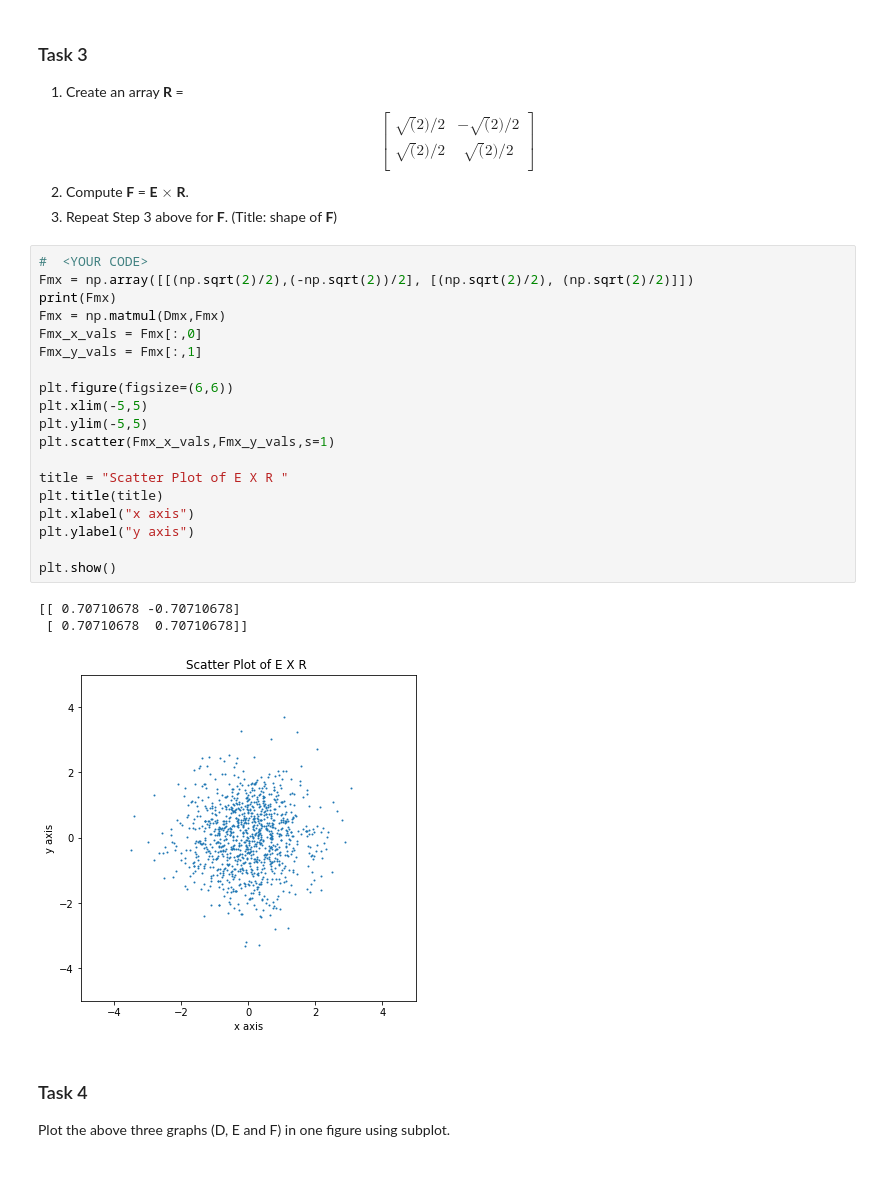
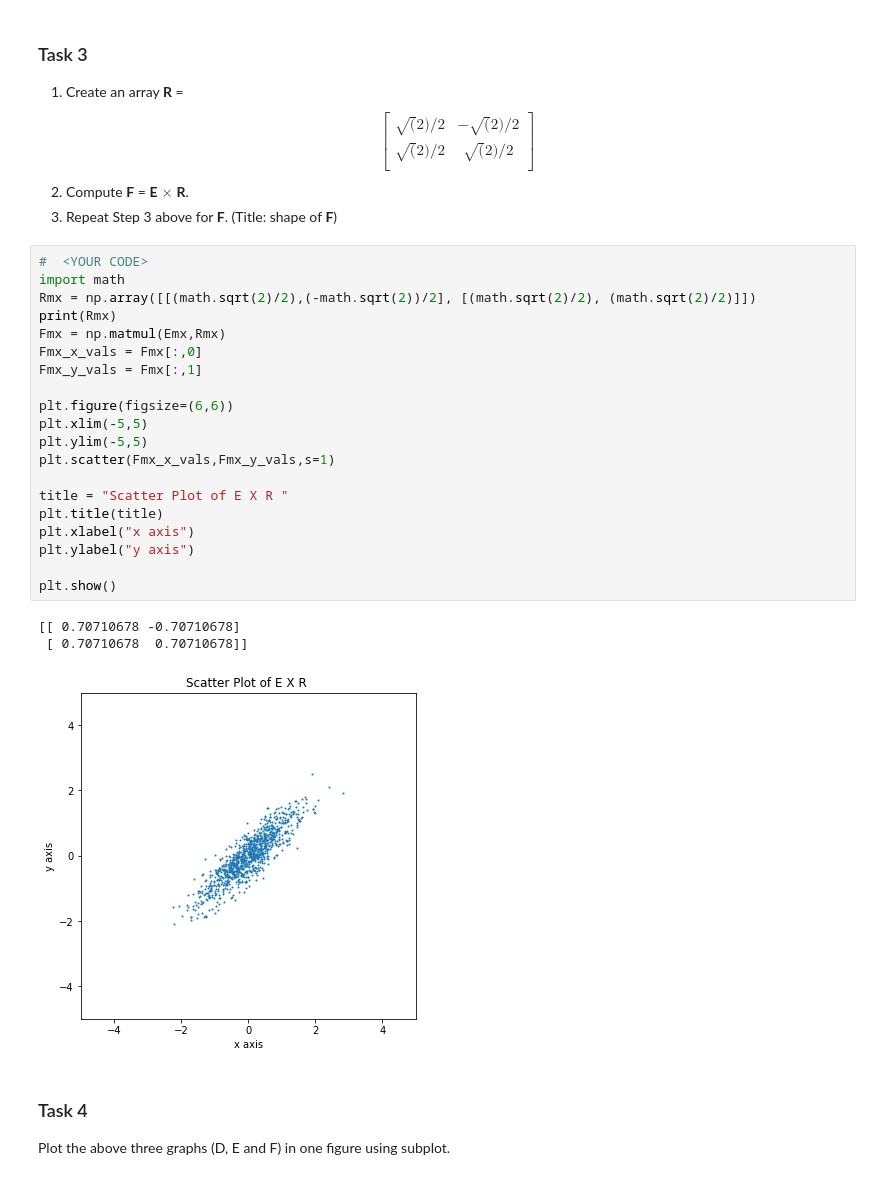
Before and after one commit to Rkothand/ECE-570-Artificial-Intelligence, a Jupyter notebook: Assignment-2/Assignment_02_Exercise.ipynb, the cells around one changed output. Saved outputs shown, nothing was run; the diff lists cells and outputs as text.

```diff
--- a/Assignment-2/Assignment_02_Exercise.ipynb
+++ b/Assignment-2/Assignment_02_Exercise.ipynb
@@ -99,27 +99,28 @@ plt.show()
 3. Repeat Step 3 above for **F**. (Title: shape of **F**)
 # %%
 #  <YOUR CODE>
-Fmx = np.array([[(np.sqrt(2)/2),(-np.sqrt(2))/2], [(np.sqrt(2)/2), (np.sqrt(2)/2)]])
-print(Fmx)
-Fmx = np.matmul(Dmx,Fmx)
+import math
+Rmx = np.array([[(math.sqrt(2)/2),(-math.sqrt(2))/2], [(math.sqrt(2)/2), (math.sqrt(2)/2)]])
+print(Rmx)
+Fmx = np.matmul(Emx,Rmx)
 Fmx_x_vals = Fmx[:,0]
 Fmx_y_vals = Fmx[:,1]
 
 plt.figure(figsize=(6,6))
 plt.xlim(-5,5)
 plt.ylim(-5,5)
 plt.scatter(Fmx_x_vals,Fmx_y_vals,s=1)
 
 title = "Scatter Plot of E X R "
 plt.title(title)
 plt.xlabel("x axis")
 plt.ylabel("y axis")
 
 plt.show()
 # %% [output]
 [[ 0.70710678 -0.70710678]
  [ 0.70710678  0.70710678]]
-[figure, old version]
+[figure, new version]
 # %% [markdown]
 ### Task 4
 Plot the above three graphs (D, E and F) in one figure using subplot.
```
Also changed, not shown: parts of 7 cells of this notebook.
